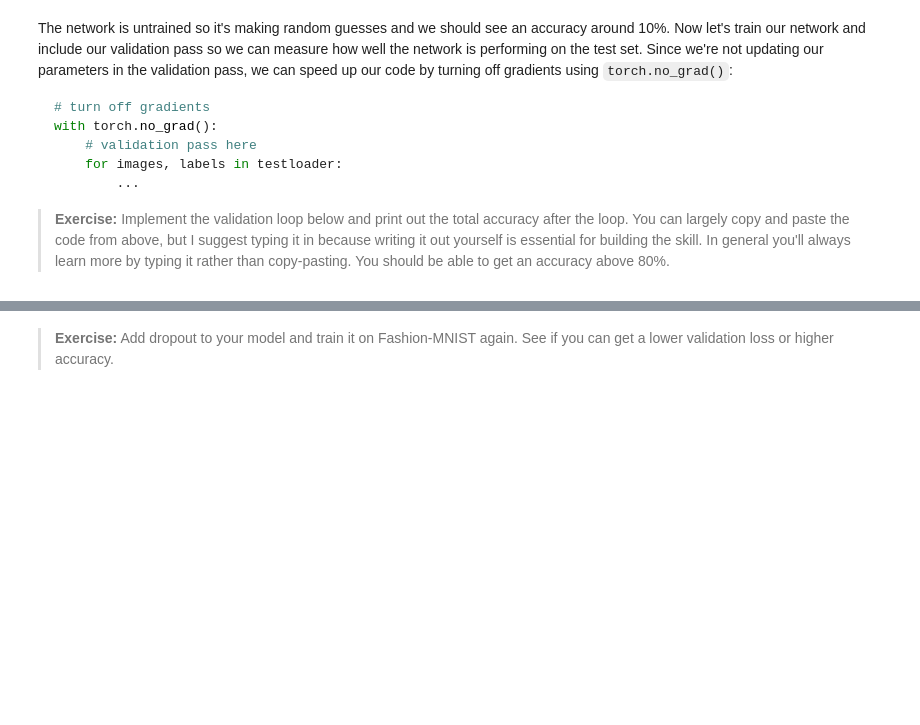
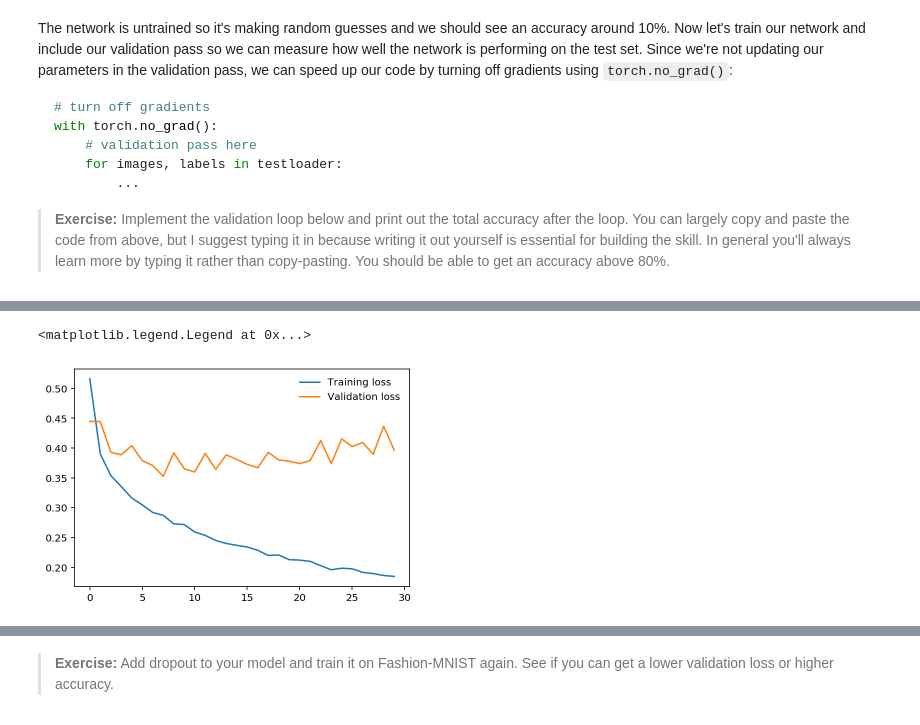
Before and after one commit to yashyasviagarwal/deep-learning-v2-pytorch, a Jupyter notebook: intro-to-pytorch/Part 5 - Inference and Validation (Exercises).ipynb, the cells around one changed output, grey strips where cells are left out. Saved outputs shown, nothing was run; the diff lists cells and outputs as text; code cells hidden in the pictures; blank space fills up the shorter version.

```diff
--- a/intro-to-pytorch/Part 5 - Inference and Validation (Exercises).ipynb
+++ b/intro-to-pytorch/Part 5 - Inference and Validation (Exercises).ipynb
@@ -147,11 +162,23 @@ for e in range(epochs):
 
     else:
         ## TODO: Implement the validation pass and print out the validation accuracy
+        test_loss = 0
+        accuracy = 0
         with torch.no_grad():
-          for images, labels in testloader:
-            ps=torch.exp(model(images))
-            top_p, top_class=ps.topk(1,dim=1)
-            equals = top_class == labels.view(*top_class.shape)
-            accuracy = torch.mean(equals.type(torch.FloatTensor))
-          print(f'Accuracy: {accuracy.item()*100}%')
+            for images, labels in testloader:
+                log_ps = model(images)
+                test_loss += criterion(log_ps, labels)
+
+                ps = torch.exp(log_ps)
+                top_p, top_class = ps.topk(1, dim=1)
+                equals = top_class == labels.view(*top_class.shape)
+                accuracy += torch.mean(equals.type(torch.FloatTensor))
+
+        train_losses.append(running_loss/len(trainloader))
+        test_losses.append(test_loss/len(testloader))
+
+        print("Epoch: {}/{}.. ".format(e+1, epochs),
+              "Training Loss: {:.3f}.. ".format(running_loss/len(trainloader)),
+              "Test Loss: {:.3f}.. ".format(test_loss/len(testloader)),
+              "Test Accuracy: {:.3f}".format(accuracy/len(testloader)))
 # %% [output]
@@ -160,3 +207,10 @@ Accuracy: 87.5%
+# %%
+plt.plot(train_losses, label='Training loss')
+plt.plot(test_losses, label='Validation loss')
+plt.legend(frameon=False)
+# %% [output]
+<matplotlib.legend.Legend at 0x...>
+[figure, added]
 # %% [markdown]
 ## Overfitting
 
```
Also changed, not shown: parts of 12 cells of this notebook.
